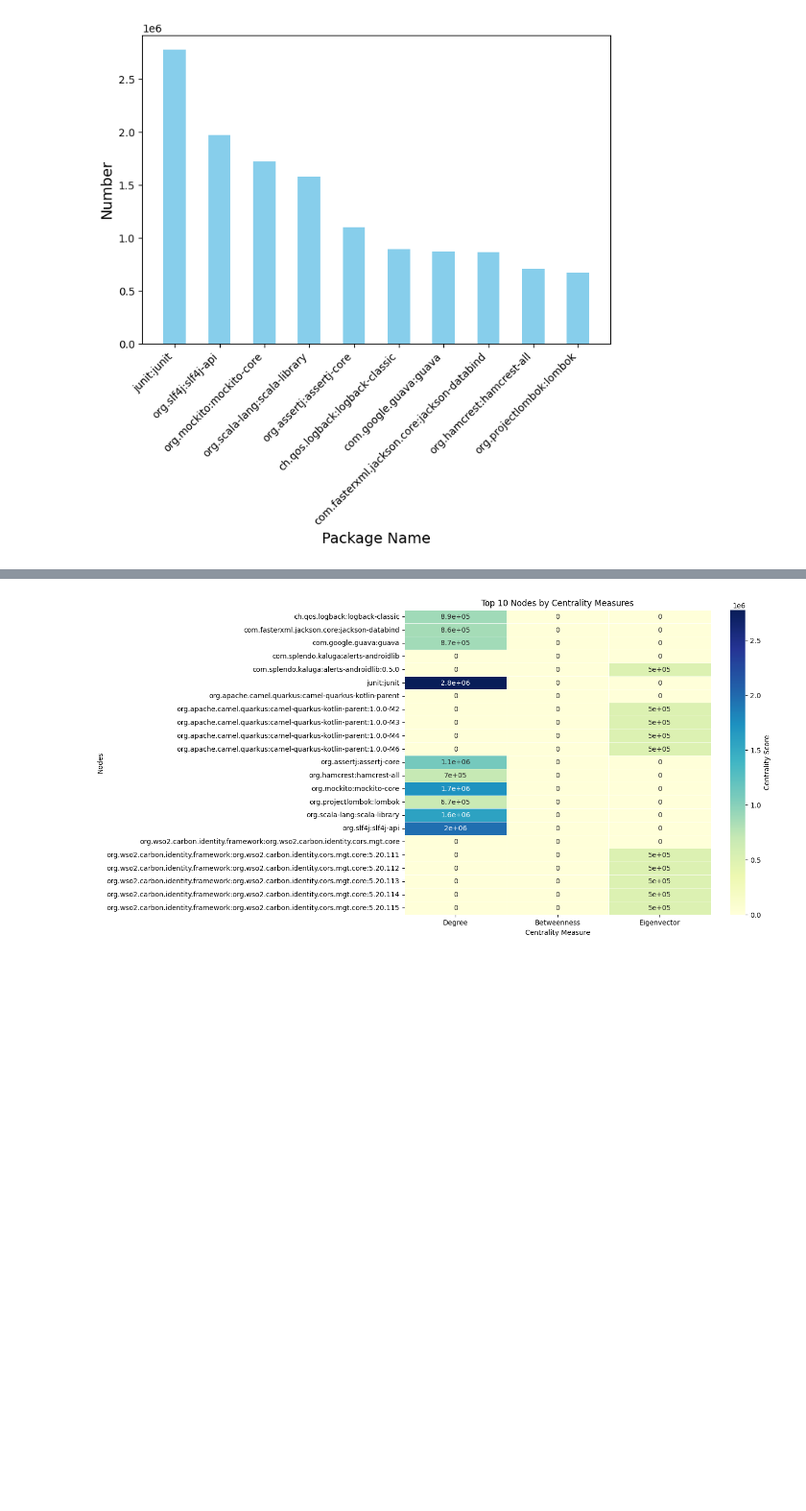
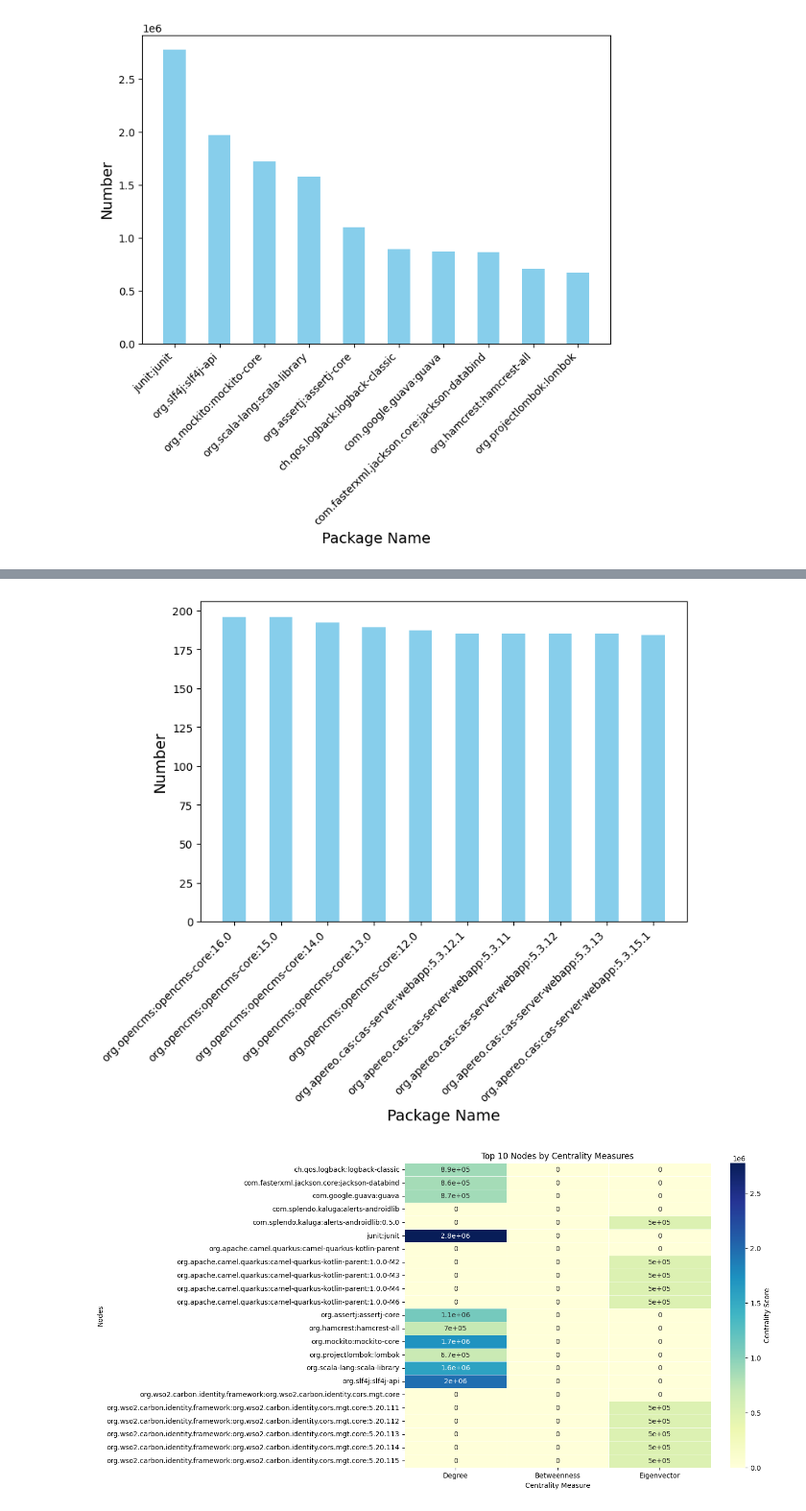
Before and after one commit to Wapiti08/DPAnalyzer, a Jupyter notebook: exp/result_visual.ipynb, the cells around one changed output, grey strips where cells are left out. Shown at 96% size. Drawn from its saved outputs; the diff is of its cells as text; code cells hidden in the pictures; blank space fills up the shorter version.

```diff
--- a/exp/graphml_exp.ipynb
+++ b/exp/result_visual.ipynb
@@ -142,3 +166,25 @@ plt.show()
+# %%
+
+# Extract package names and corresponding values
+packages, values = zip(*top_degree_release_cel)
+
+# Create the bar chart
+plt.figure(figsize=(8, 6))
+plt.bar(packages, values, color='skyblue', width=0.5)
+
+# Rotate x-axis labels for better readability
+plt.xticks(rotation=45, ha='right')
+
+# Add titles and labels
+# plt.title('Top Degree Centrality of Packages', fontsize=14)
+plt.xlabel('Package Name', fontsize=14)
+plt.ylabel('Number', fontsize=14)
+
+# Show the plot
+plt.subplots_adjust(bottom=0.2)
+plt.show()
+# %% [output]
+[figure, added]
 # %%
 import pandas as pd
 import matplotlib.pyplot as plt
```
Also changed, not shown: parts of 2 cells of this notebook, 6 other files.
